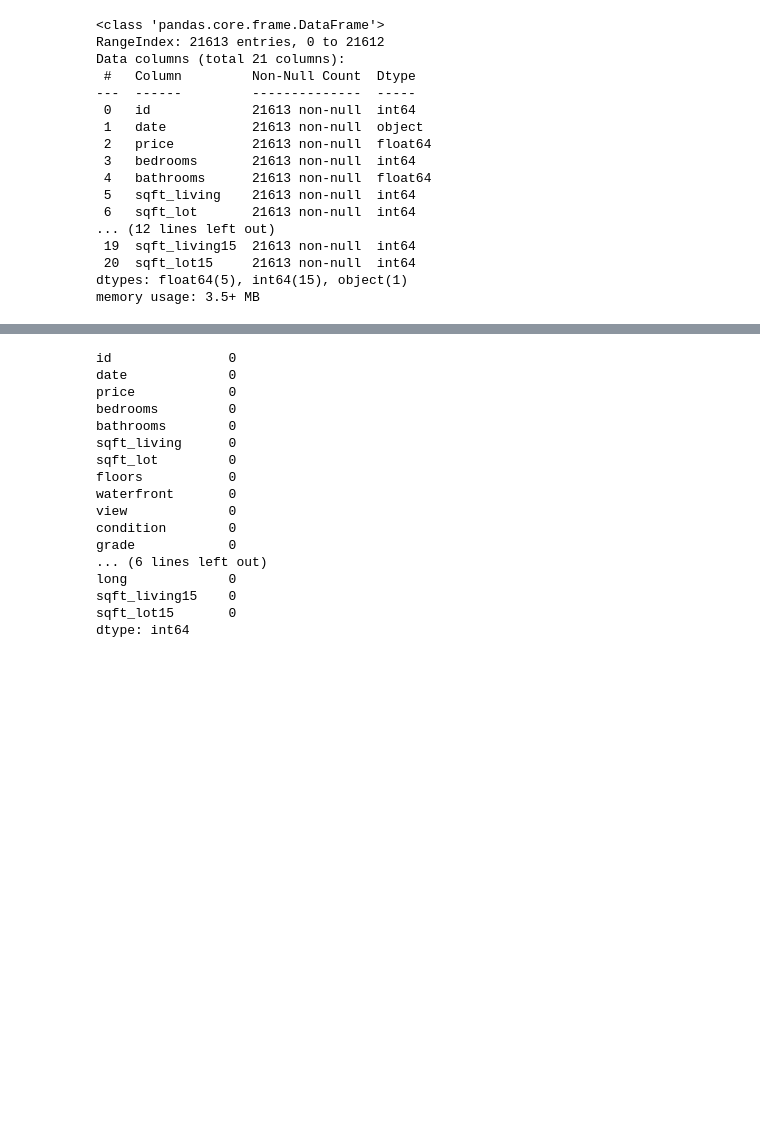
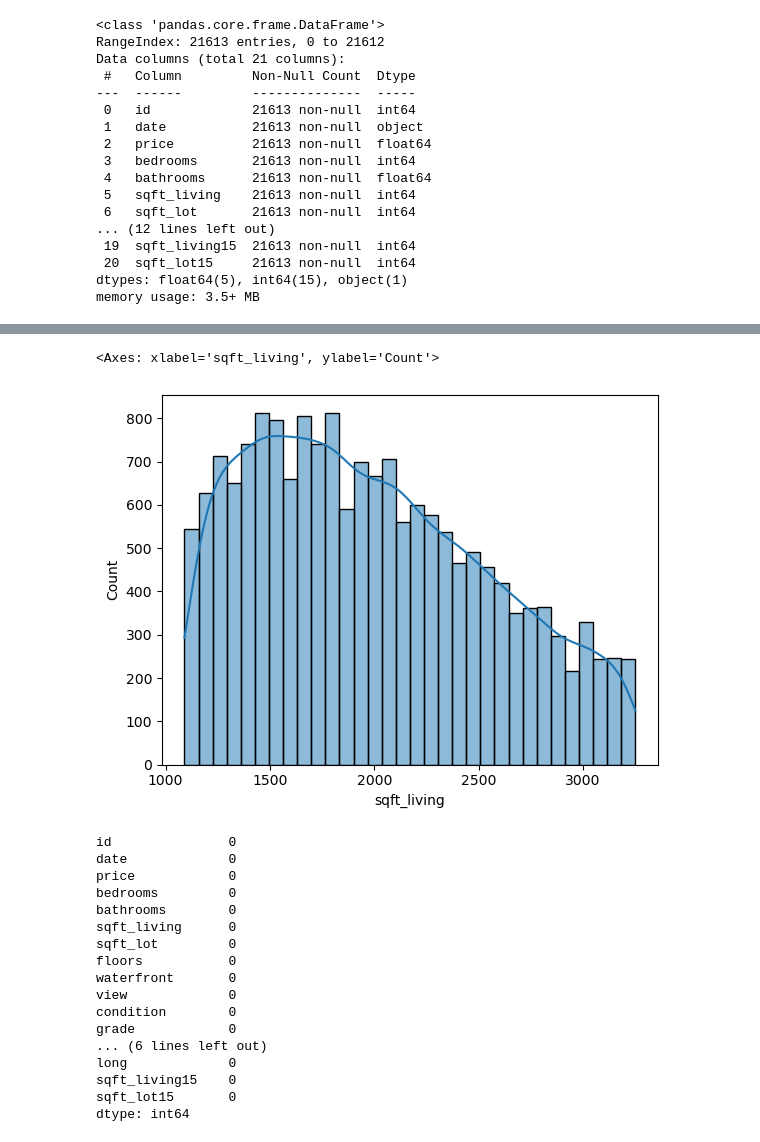
Before and after one commit to Enam88/apartment-hunter, a Jupyter notebook: notebooks/eda.ipynb, the cells around one changed output, grey strips where cells are left out. Drawn from its saved outputs; the diff is of its cells as text; code cells hidden in the pictures; blank space fills up the shorter version.

```diff
--- a/notebooks/eda.ipynb
+++ b/notebooks/eda.ipynb
@@ -69,3 +100,12 @@ data.describe(include='all')
+# %%
+low , high = data["sqft_living"].quantile([0.1, 0.9])
+mask_sq_ft = data["sqft_living"].between(low , high)
+
+
+sns.histplot(data[mask_sq_ft]["sqft_living"], kde=True)
+# %% [output]
+<Axes: xlabel='sqft_living', ylabel='Count'>
+[figure, added]
 # %%
 #check for missing values
 data.isnull().sum()
```
Also changed, not shown: parts of 37 cells of this notebook.
